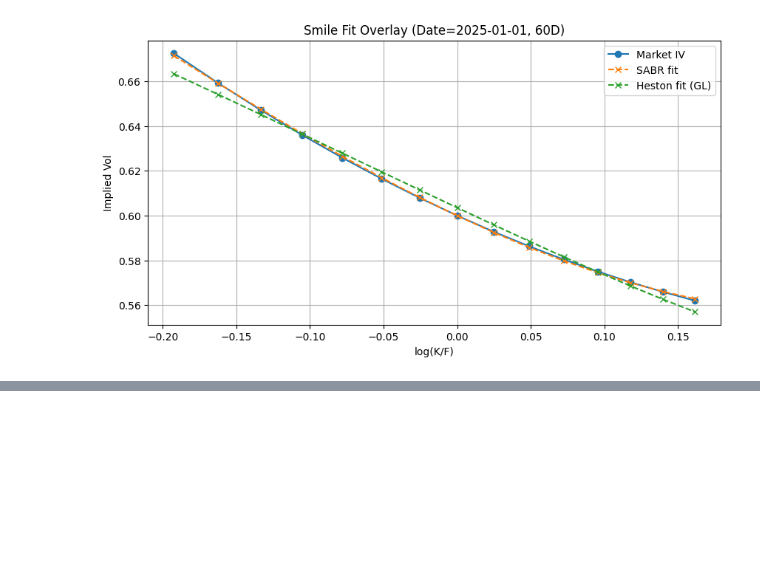
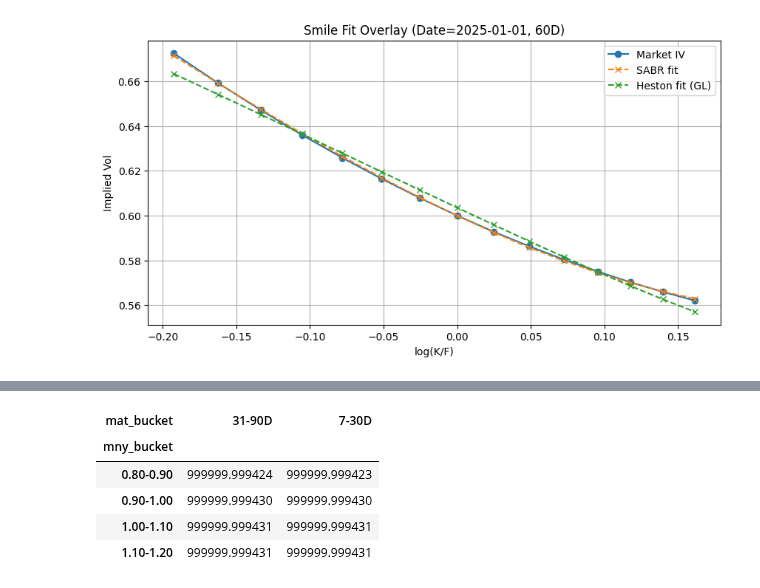
Before and after one commit to viriyaglim/viriyalaper-project, a Jupyter notebook: Python Projects/Volatility Smile Modelling and Option Pricing Heston vs SABR with Calibration and Hedging.ipynb, the cells around one changed output, grey strips where cells are left out. Cells and saved outputs as stored; diff of their text form; code cells hidden in the pictures; blank space fills up the shorter version.

```diff
--- a/Python Projects/Volatility Smile Modelling and Option Pricing Heston vs SABR with Calibration and Hedging.ipynb
+++ b/Python Projects/Volatility Smile Modelling and Option Pricing Heston vs SABR with Calibration and Hedging.ipynb
@@ -1617,0 +1798,32 @@ Lower RMSE = better smile fit.
+# %%
+#Calibration quality over time
+def maturity_bucket(days):
+    if days <= 30: return "7-30D"
+    if days <= 90: return "31-90D"
+    return "90D+"
+
+def mny_bucket(mny):
+    # assumes mny = K/F (you already have df_iv["mny"])
+    if mny < 0.90: return "0.80-0.90"
+    if mny < 1.00: return "0.90-1.00"
+    if mny < 1.10: return "1.00-1.10"
+    return "1.10-1.20"
+
+# attach buckets
+df_eval = df_iv.copy()
+df_eval["mat_bucket"] = df_eval["days"].apply(maturity_bucket)
+df_eval["mny_bucket"] = df_eval["mny"].apply(mny_bucket)
+
+# merge RMSE onto quote-level data (date, days)
+sabr_rmse_tbl = sabr_params[["date","days","rmse"]].rename(columns={"rmse":"sabr_rmse"})
+heston_rmse_tbl = heston_params[["date","days","rmse","success"]].rename(columns={"rmse":"heston_rmse","success":"heston_success"})
+
+eval_tbl = (df_eval.merge(sabr_rmse_tbl, on=["date","days"], how="left")
+                  .merge(heston_rmse_tbl, on=["date","days"], how="left"))
+
+# overall (in-sample) summary
+overall = pd.DataFrame({
+    "model": ["SABR","Heston"],
+    "overall_rmse": [eval_tbl["sabr_rmse"].mean(), eval_tbl["heston_rmse"].mean()]
+})
+overall
@@ -1617,0 +1854,15 @@ Lower RMSE = better smile fit.
+# %%
+heat = (eval_tbl.groupby(["mny_bucket","mat_bucket"])[["sabr_rmse","heston_rmse"]]
+              .mean()
+              .reset_index())
+heat["diff_heston_minus_sabr"] = heat["heston_rmse"] - heat["sabr_rmse"]
+pivot = heat.pivot(index="mny_bucket", columns="mat_bucket", values="diff_heston_minus_sabr")
+
+pivot
+# %% [output]
+| mat_bucket | 31-90D | 7-30D |
+| mny_bucket |  |  |
+| 0.80-0.90 | 999999.999424 | 999999.999423 |
+| 0.90-1.00 | 999999.999430 | 999999.999430 |
+| 1.00-1.10 | 999999.999431 | 999999.999431 |
+| 1.10-1.20 | 999999.999431 | 999999.999431 |
```
Also changed, not shown: parts of 13 cells of this notebook.
